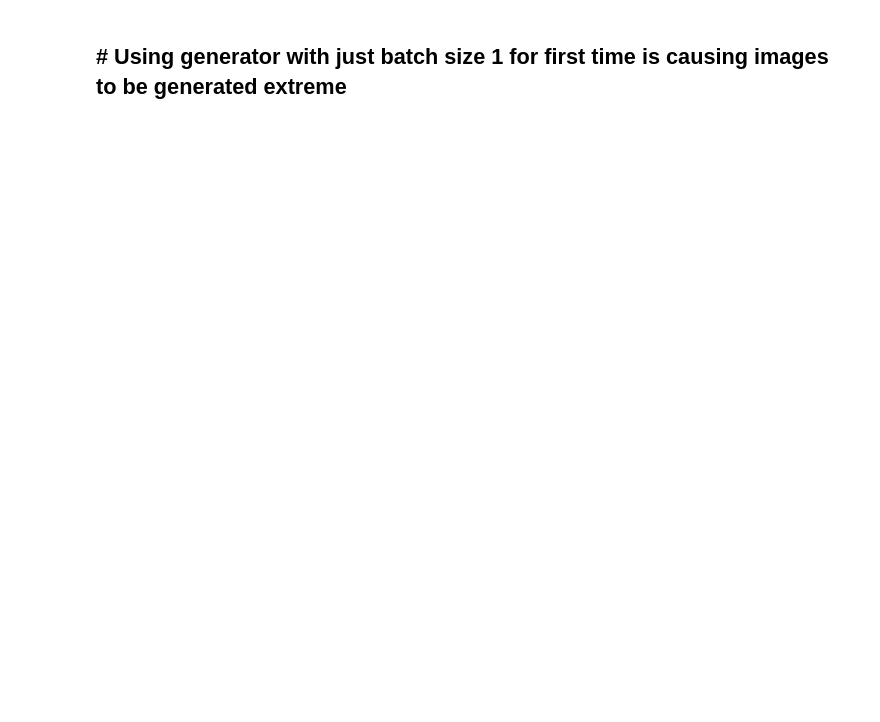
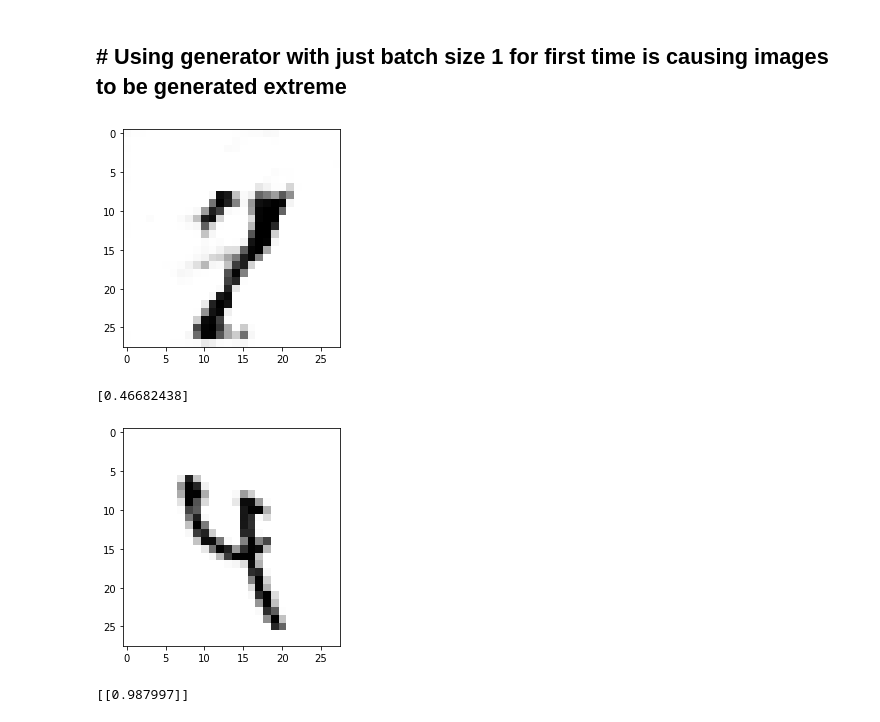
Before and after one commit to ShivamShrirao/GANs_from_scratch, a Jupyter notebook: DCGAN_mnist.ipynb, the cells around one changed output. Drawn from its saved outputs; the diff is of its cells as text; code cells hidden in the pictures; blank space fills up the shorter version.

```diff
--- a/DCGAN_mnist.ipynb
+++ b/DCGAN_mnist.ipynb
@@ -186,11 +184,16 @@ Progress: 27.34 %     Dloss: 16.7847957611084    err: 91.440185546875     Sample
 # %%
 noise=np.random.randn(128,100).astype(np.float32)
 gen=g.predict(noise)
 gen_sample()
 img=X_train[np.random.randint(low=0,high=X_train.shape[0],size=1)]
-plt.imshow((img.reshape(28,28,3)+1)/2, cmap='Greys')
+plt.imshow((img.reshape(28,28)+1)/2, cmap='Greys')
 plt.show()
 print(d.predict(img))
+# %% [output]
+[figure, added]
+[0.46682438]
+[figure, added]
+[[0.987997]]
 # %%
 fig, ax = plt.subplots(nrows=5,ncols=5,figsize=[10,10])
 fig.patch.set_facecolor('white')
```
Also changed, not shown: parts of 8 cells of this notebook, 1 other file.
